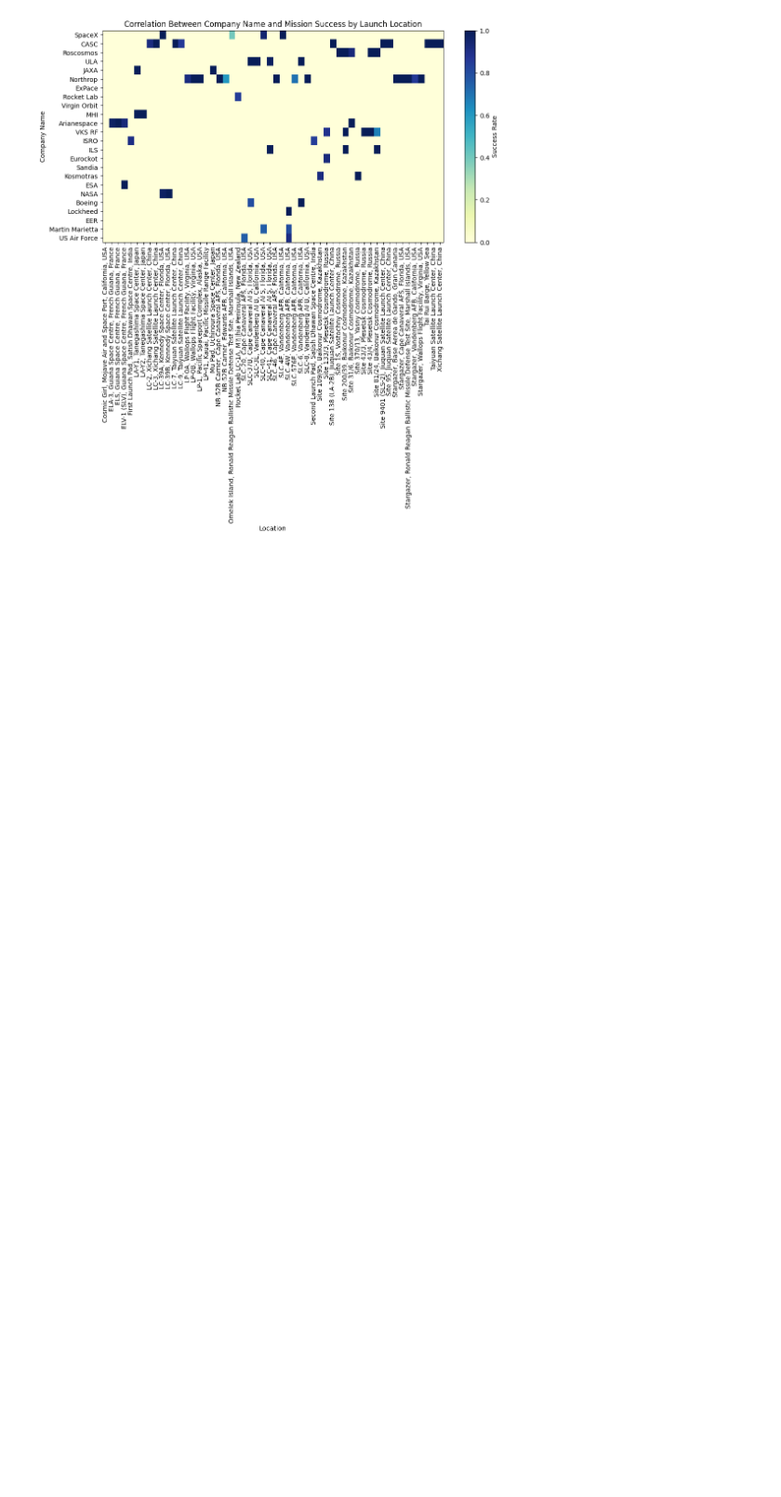
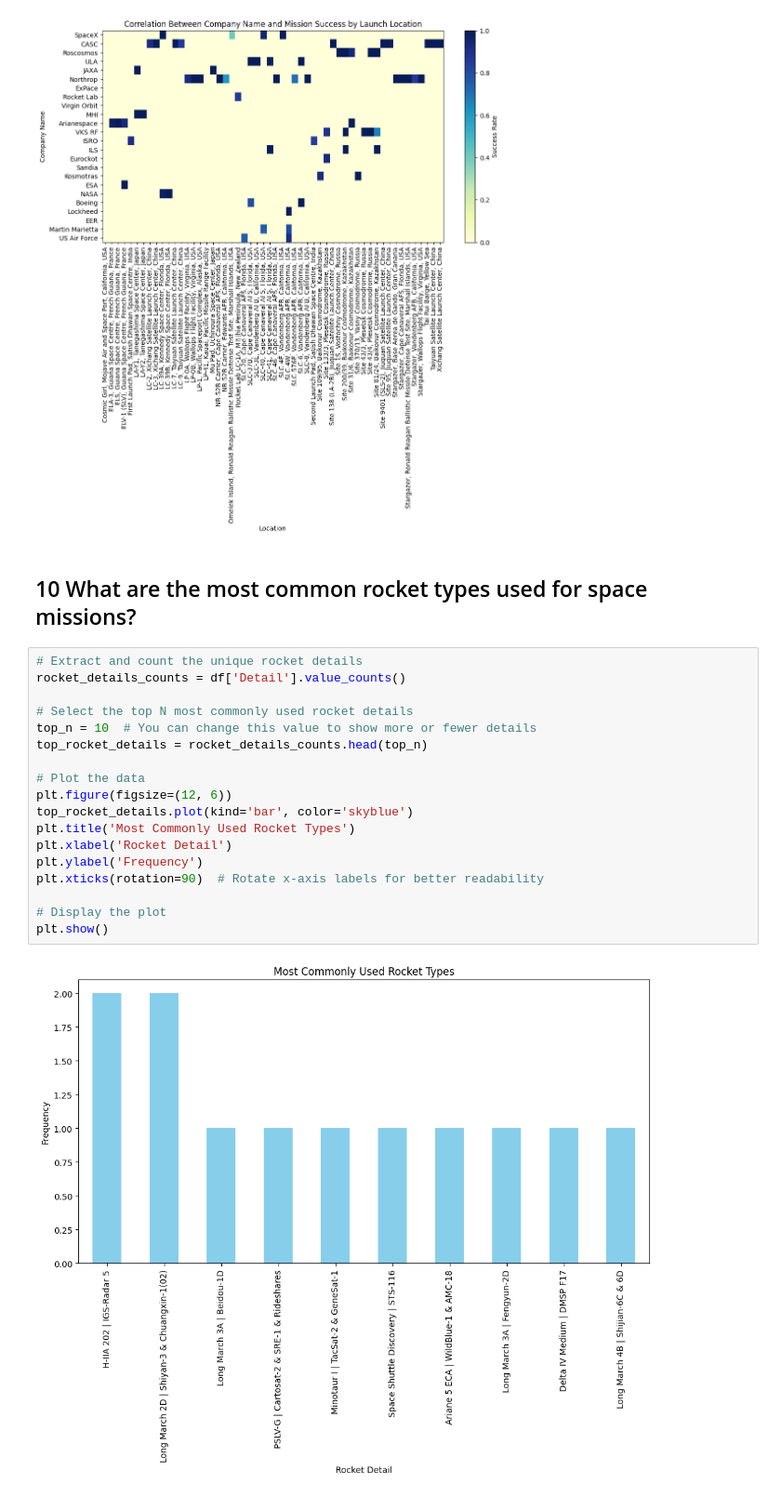
Before and after one commit to debarshee2004/space, a Jupyter notebook: src/main.ipynb, the cells around one changed output. Shown at 93% size. Cells and saved outputs as stored; diff of their text form; blank space fills up the shorter version.

```diff
--- a/src/main.ipynb
+++ b/src/main.ipynb
@@ -460,3 +460,25 @@ plt.ylabel('Company Name')
 plt.show()
 # %% [output]
 [figure]
+# %% [markdown]
+## 10 What are the most common rocket types used for space missions?
+# %%
+# Extract and count the unique rocket details
+rocket_details_counts = df['Detail'].value_counts()
+
+# Select the top N most commonly used rocket details
+top_n = 10  # You can change this value to show more or fewer details
+top_rocket_details = rocket_details_counts.head(top_n)
+
+# Plot the data
+plt.figure(figsize=(12, 6))
+top_rocket_details.plot(kind='bar', color='skyblue')
+plt.title('Most Commonly Used Rocket Types')
+plt.xlabel('Rocket Detail')
+plt.ylabel('Frequency')
+plt.xticks(rotation=90)  # Rotate x-axis labels for better readability
+
+# Display the plot
+plt.show()
+# %% [output]
+[figure, added]
```
Also changed, not shown: parts of 4 cells of this notebook.
